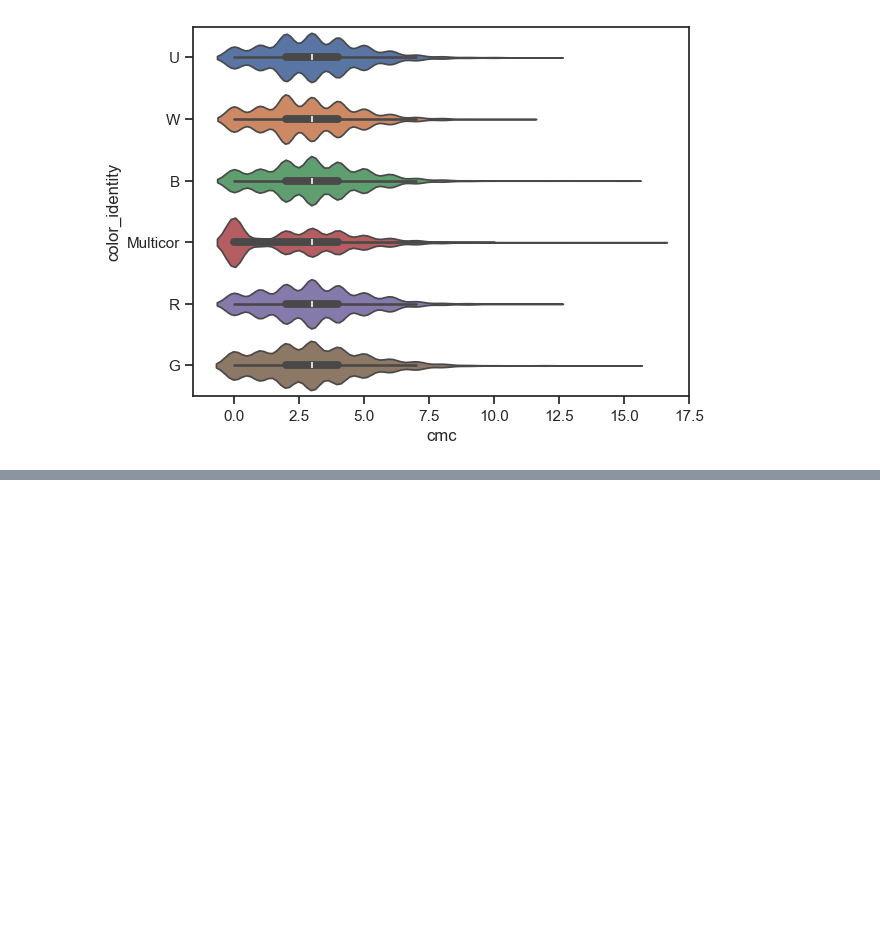
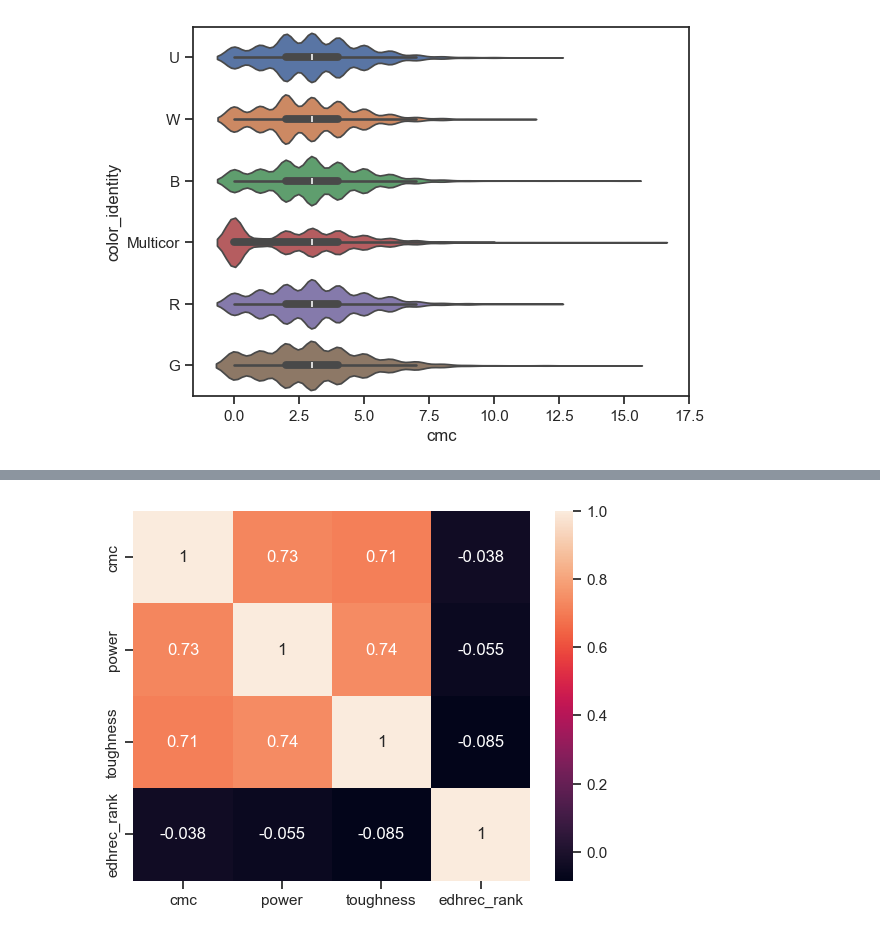
Before and after one commit to brunoopinheiro/ada-data-science-project-ii, a Jupyter notebook: mtg_analysis.ipynb, the cells around one changed output, grey strips where cells are left out. Drawn from its saved outputs; the diff is of its cells as text; code cells hidden in the pictures; blank space fills up the shorter version.

```diff
--- a/mtg_analysis.ipynb
+++ b/mtg_analysis.ipynb
@@ -396,0 +439,4 @@ mtg_numeric = gd.cleaned_dataset()
+# %%
+mtg_corr = mtg_numeric[['cmc', 'power', 'toughness', 'edhrec_rank']].corr()
+
+(mtg_corr)
@@ -396,0 +449,6 @@ mtg_numeric = gd.cleaned_dataset()
+# %%
+sns.heatmap(mtg_corr, annot=True)
+
+plt.show()
+# %% [output]
+[figure, added]
```
Also changed, not shown: parts of 11 cells of this notebook, 1 other file.
